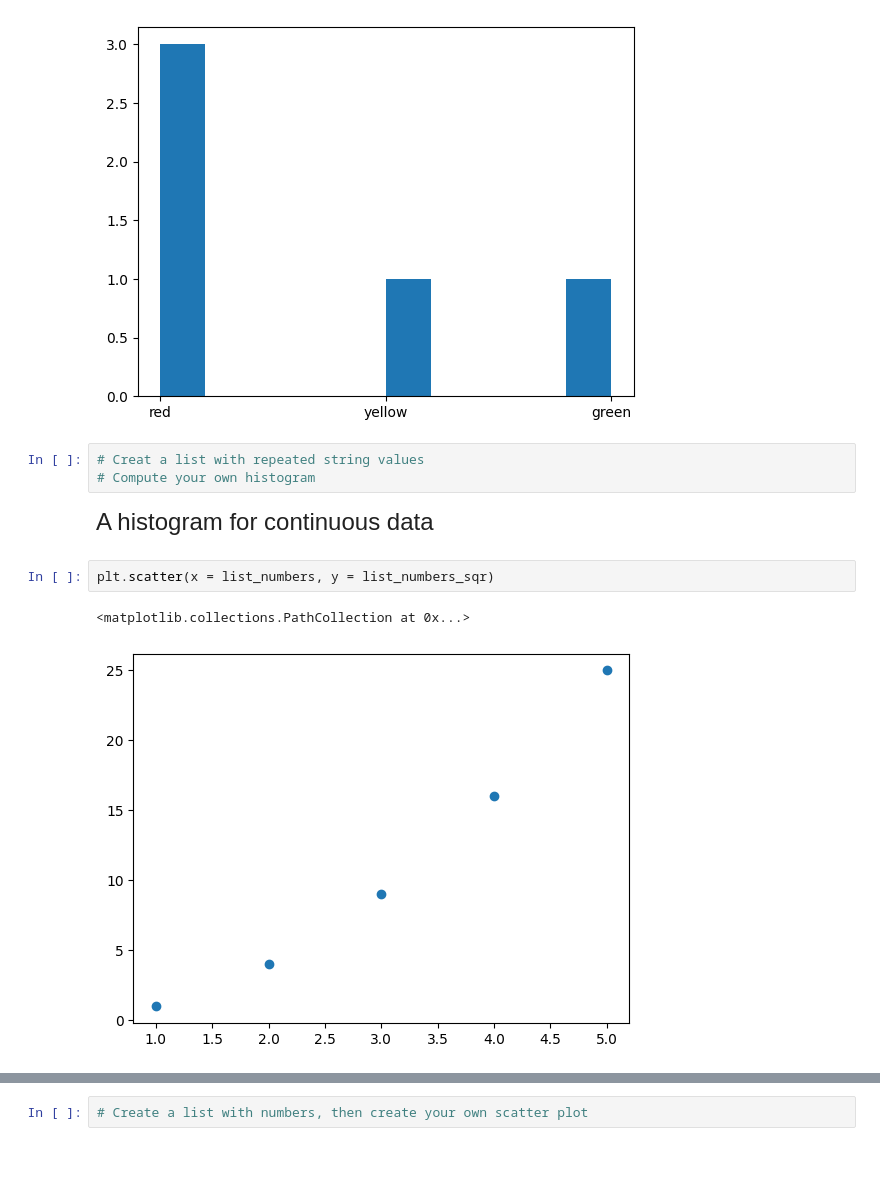
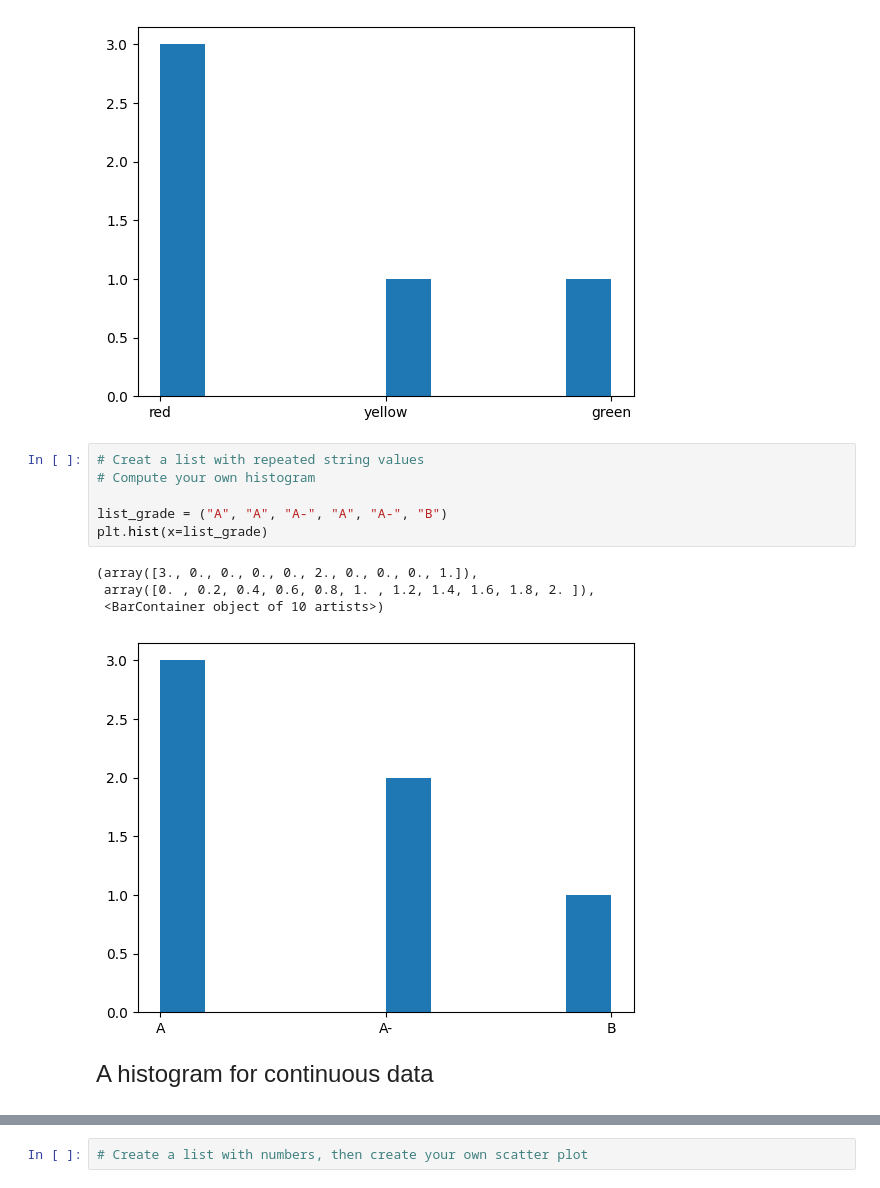
Before and after one commit to WenfeiXiao/qtm151spring2023, a Jupyter notebook: Lecture 02/Lecture 2.ipynb, the cells around one changed output, grey strips where cells are left out. Cells and saved outputs as stored; diff of their text form; blank space fills up the shorter version.

```diff
--- a/Lecture 02/Lecture 2.ipynb
+++ b/Lecture 02/Lecture 2.ipynb
@@ -186,12 +186,15 @@ plt.hist(x= list_colors)
 # %%
 # Creat a list with repeated string values
 # Compute your own histogram
+
+list_grade = ("A", "A", "A-", "A", "A-", "B")
+plt.hist(x=list_grade)
+# %% [output]
+(array([3., 0., 0., 0., 0., 2., 0., 0., 0., 1.]),
+ array([0. , 0.2, 0.4, 0.6, 0.8, 1. , 1.2, 1.4, 1.6, 1.8, 2. ]),
+ <BarContainer object of 10 artists>)
+[figure, added]
 # %% [markdown]
 <font size="5">
 
 A histogram for continuous data
-# %%
-plt.scatter(x = list_numbers, y = list_numbers_sqr)
-# %% [output]
-<matplotlib.collections.PathCollection at 0x...>
-[figure, removed]
```
Also changed, not shown: parts of 1 cell of this notebook, 3 other files.
